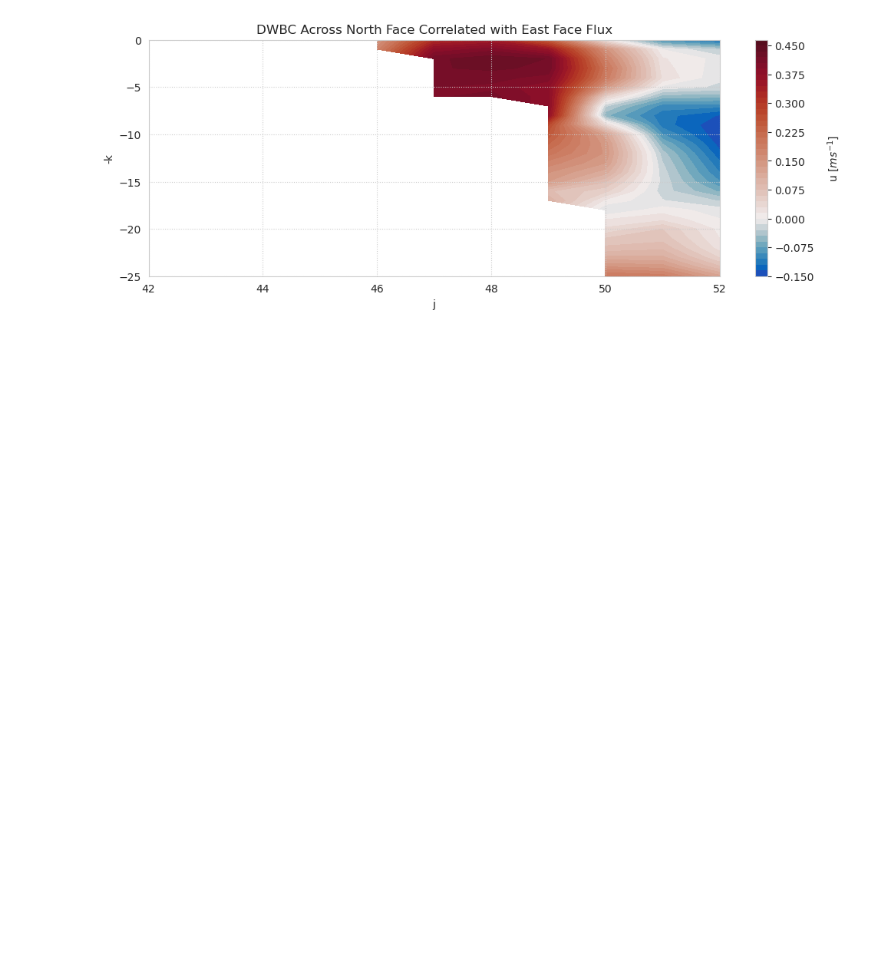
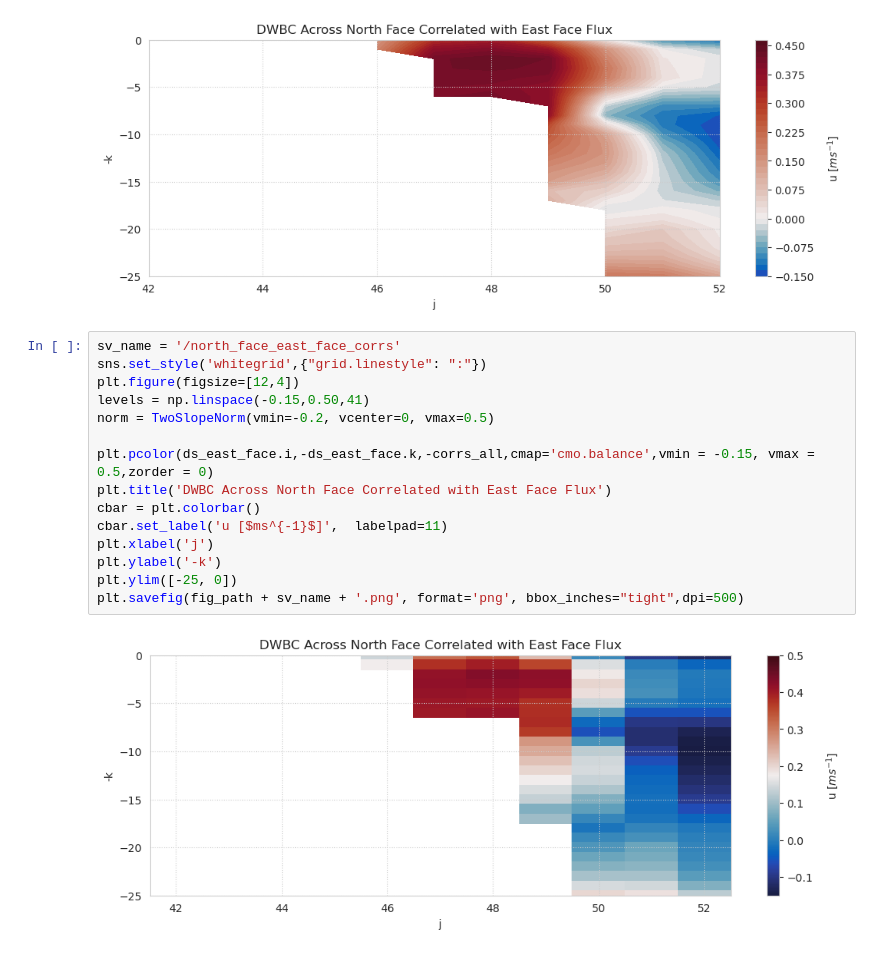
Before and after one commit to lillienders/ecco_dwbc, a Jupyter notebook: notebooks/correlate_north_flux_with_east.ipynb, the cells around one changed output. Cells and saved outputs as stored; diff of their text form; blank space fills up the shorter version.

```diff
--- a/scripts/correlate_north_flux_with_east.ipynb
+++ b/notebooks/correlate_north_flux_with_east.ipynb
@@ -91,3 +91,20 @@ plt.ylim([-25, 0])
 plt.savefig(fig_path + sv_name + '.png', format='png', bbox_inches="tight",dpi=500)
 # %% [output]
 [figure]
+# %%
+sv_name = '/north_face_east_face_corrs'
+sns.set_style('whitegrid',{"grid.linestyle": ":"})
+plt.figure(figsize=[12,4])
+levels = np.linspace(-0.15,0.50,41)
+norm = TwoSlopeNorm(vmin=-0.2, vcenter=0, vmax=0.5)
+
+plt.pcolor(ds_east_face.i,-ds_east_face.k,-corrs_all,cmap='cmo.balance',vmin = -0.15, vmax = 0.5,zorder = 0)
+plt.title('DWBC Across North Face Correlated with East Face Flux')
+cbar = plt.colorbar()
+cbar.set_label('u [$ms^{-1}$]',  labelpad=11)
+plt.xlabel('j')
+plt.ylabel('-k')
+plt.ylim([-25, 0])
+plt.savefig(fig_path + sv_name + '.png', format='png', bbox_inches="tight",dpi=500)
+# %% [output]
+[figure, added]
```
Also changed, not shown: 5 other files.
